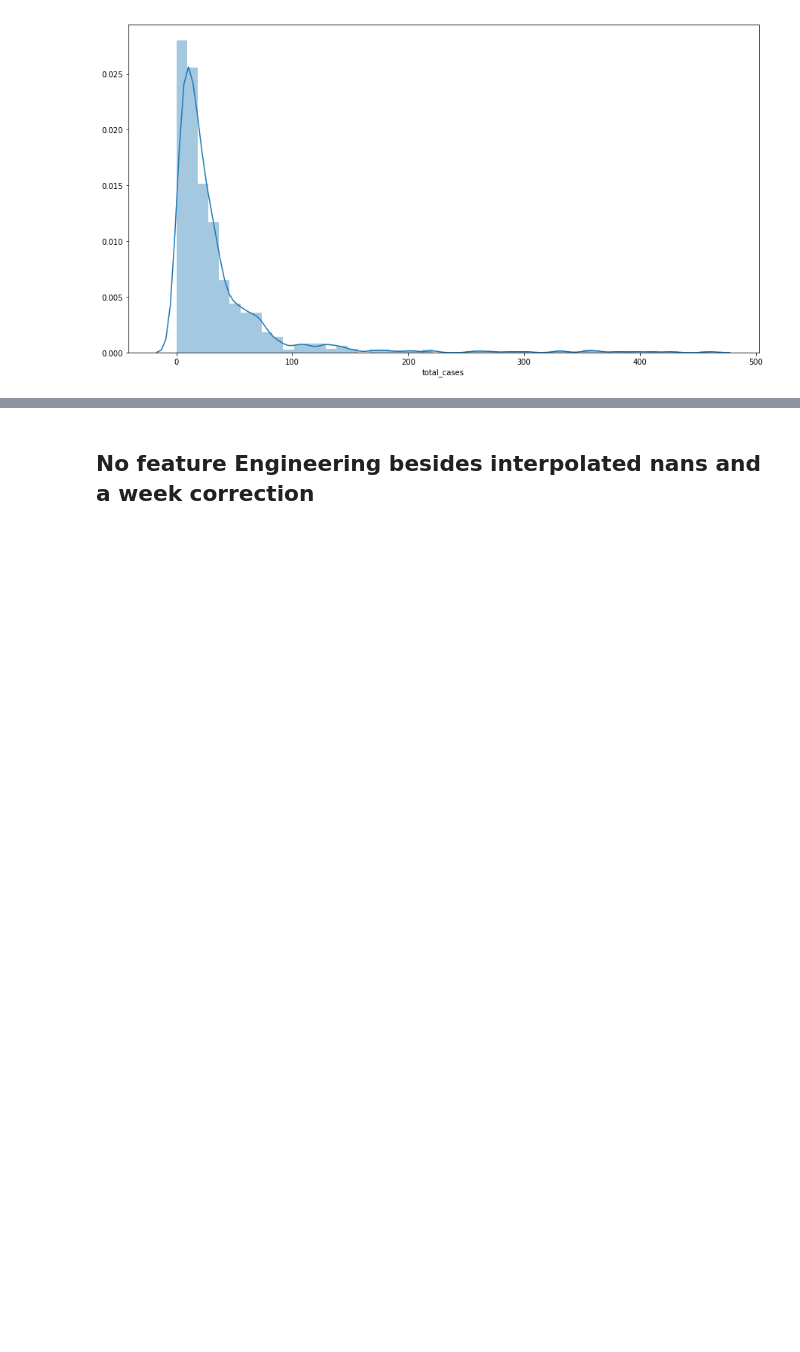
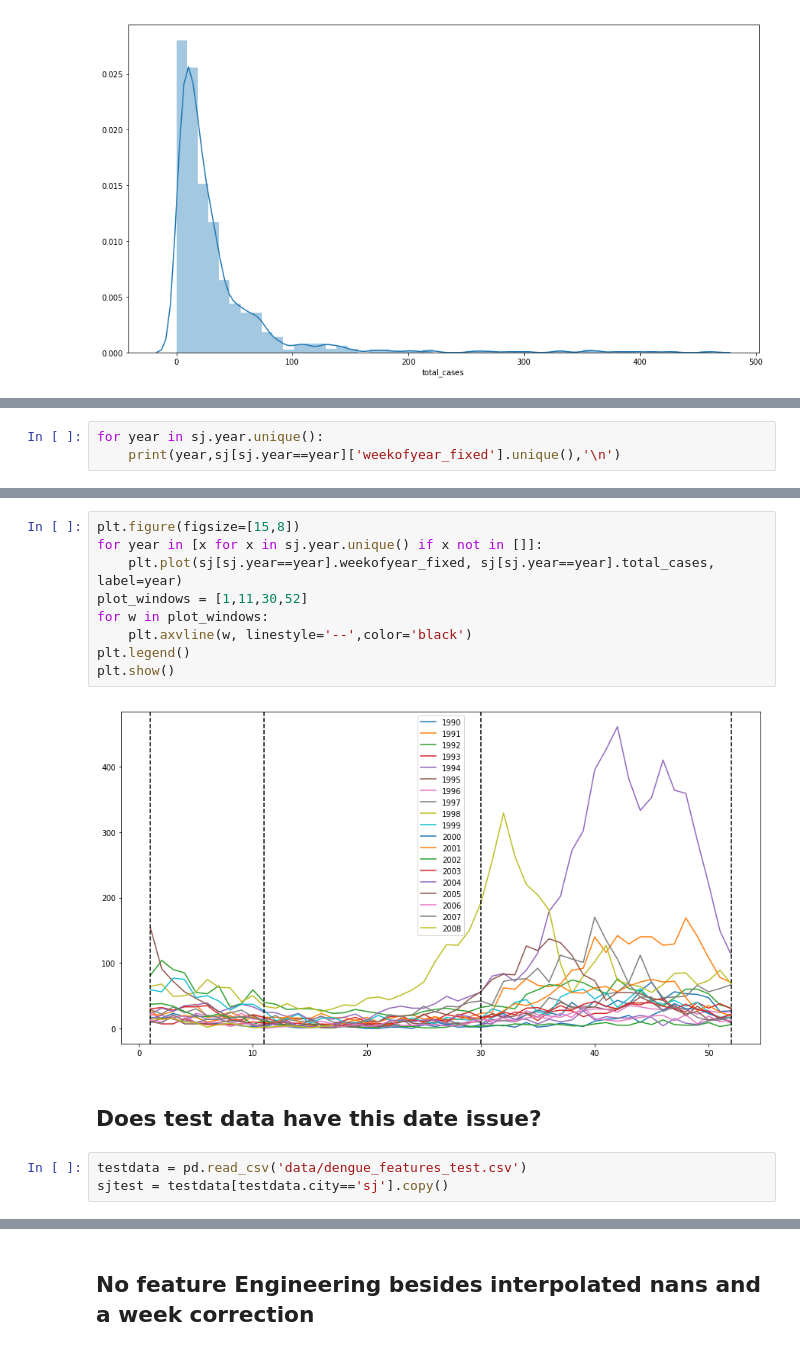
Before and after one commit to conditg/deng-ai, a Jupyter notebook: SJ.ipynb, the cells around one changed output, grey strips where cells are left out. Saved outputs shown, nothing was run; the diff lists cells and outputs as text; blank space fills up the shorter version.

```diff
--- a/SJ.ipynb
+++ b/SJ.ipynb
@@ -38,0 +156,3 @@ plt.show()
+# %%
+for year in sj.year.unique():
+    print(year,sj[sj.year==year]['weekofyear_fixed'].unique(),'\n')
@@ -43,0 +186,16 @@ sj.loc[:,'weekofyear'] = np.where(sj.weekofyear > 52, 52, sj.weekofyear)
+# %%
+plt.figure(figsize=[15,8])
+for year in [x for x in sj.year.unique() if x not in []]:
+    plt.plot(sj[sj.year==year].weekofyear_fixed, sj[sj.year==year].total_cases, label=year)
+plot_windows = [1,11,30,52]
+for w in plot_windows:
+    plt.axvline(w, linestyle='--',color='black')
+plt.legend()
+plt.show()
+# %% [output]
+[figure, added]
+# %% [markdown]
+## Does test data have this date issue?
+# %%
+testdata = pd.read_csv('data/dengue_features_test.csv')
+sjtest = testdata[testdata.city=='sj'].copy()
```
Also changed, not shown: parts of 11 cells of this notebook, 5 other files.
